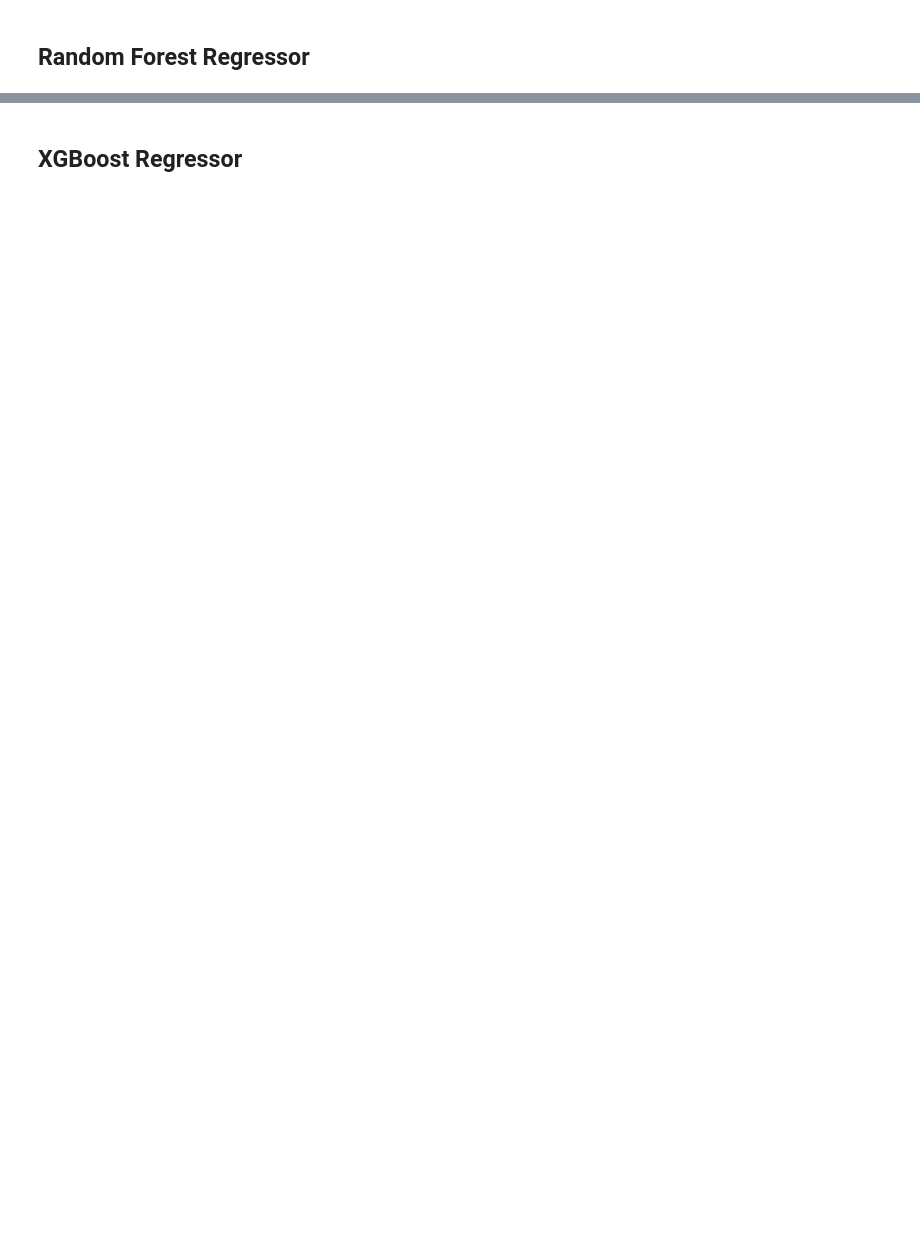
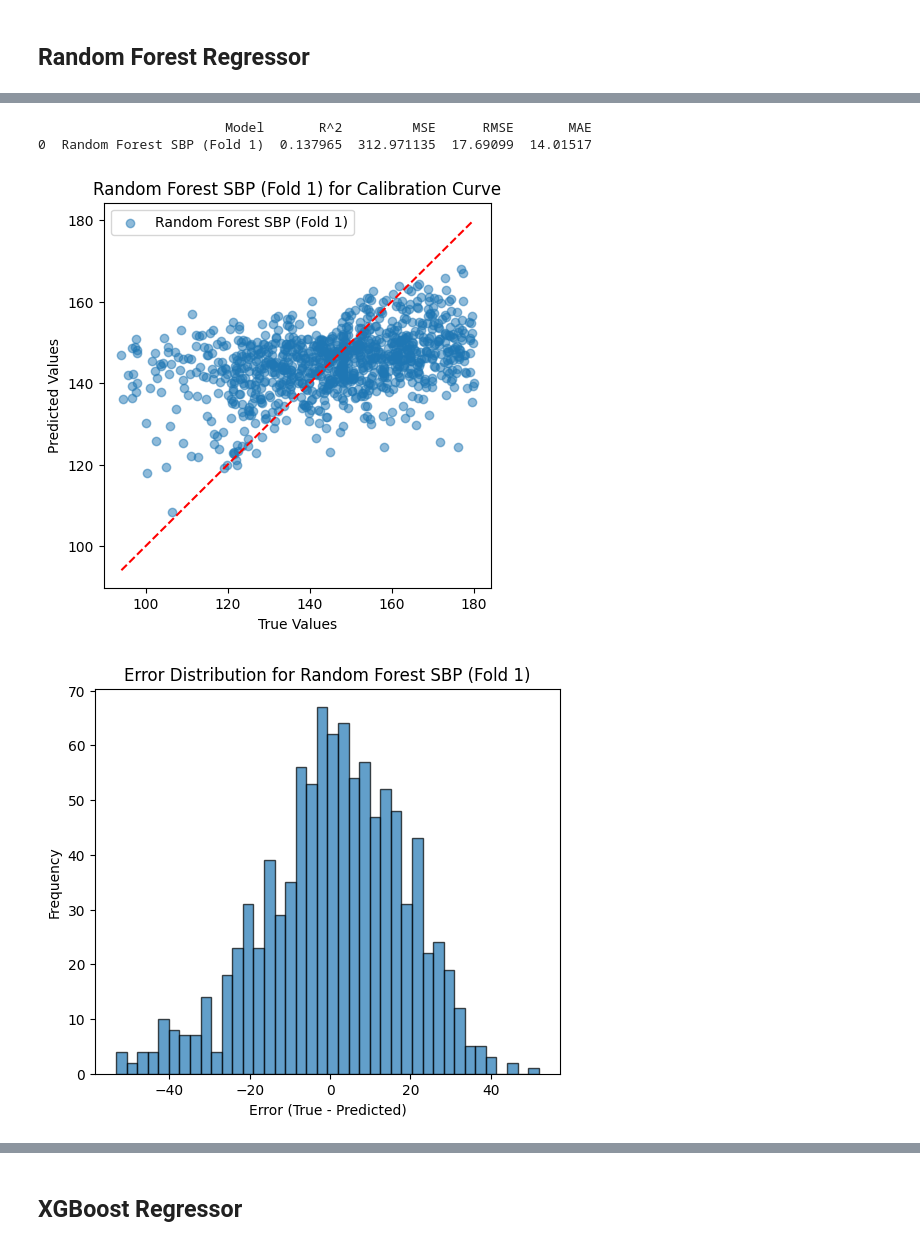
Before and after one commit to AniruthAnanth/CuffLessBloodPressureEstimation, a Jupyter notebook: main.ipynb, the cells around one changed output, grey strips where cells are left out. Cells and saved outputs as stored; diff of their text form; code cells hidden in the pictures; blank space fills up the shorter version.

```diff
--- a/main.ipynb
+++ b/main.ipynb
@@ -228,3 +318,9 @@ cross_val_regression(RandomForestRegressor, X.values, dbp.values, label="Random
 # %%
-# SBP
-cross_val_regression(RandomForestRegressor, X.values, sbp.values, label="Random Forest SBP", model_kwargs={'n_estimators':100, 'random_state':42})
+if MODELS_TO_TEST["RandomForestRegressor"]:
+    # SBP
+    cross_val_regression(RandomForestRegressor, X.values, sbp.values, label="Random Forest SBP", model_kwargs={'n_estimators':100, 'random_state':42})
+# %% [output]
+                        Model       R^2         MSE      RMSE       MAE
+0  Random Forest SBP (Fold 1)  0.137965  312.971135  17.69099  14.01517
+[figure, added]
+[figure, added]
```
Also changed, not shown: parts of 22 cells of this notebook.
